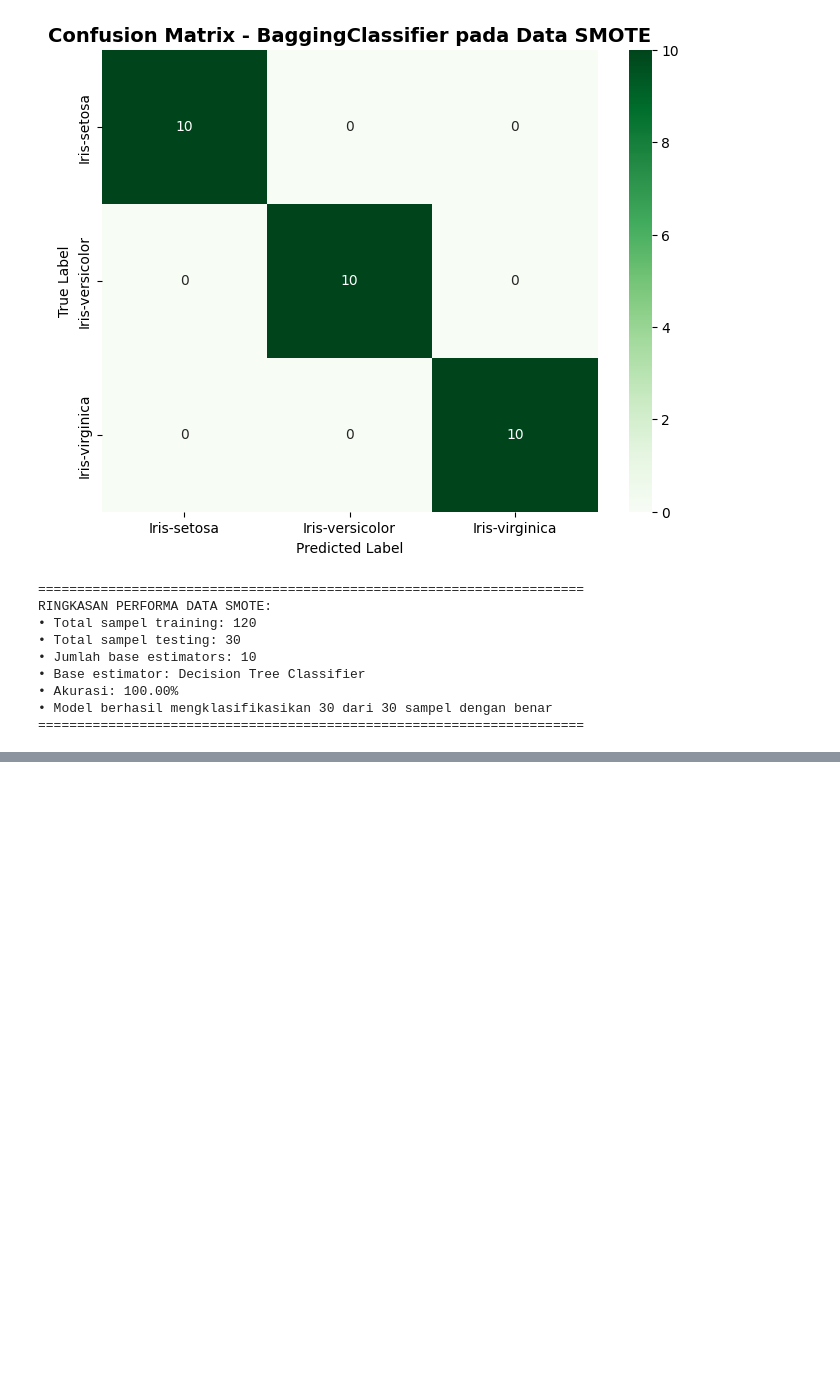
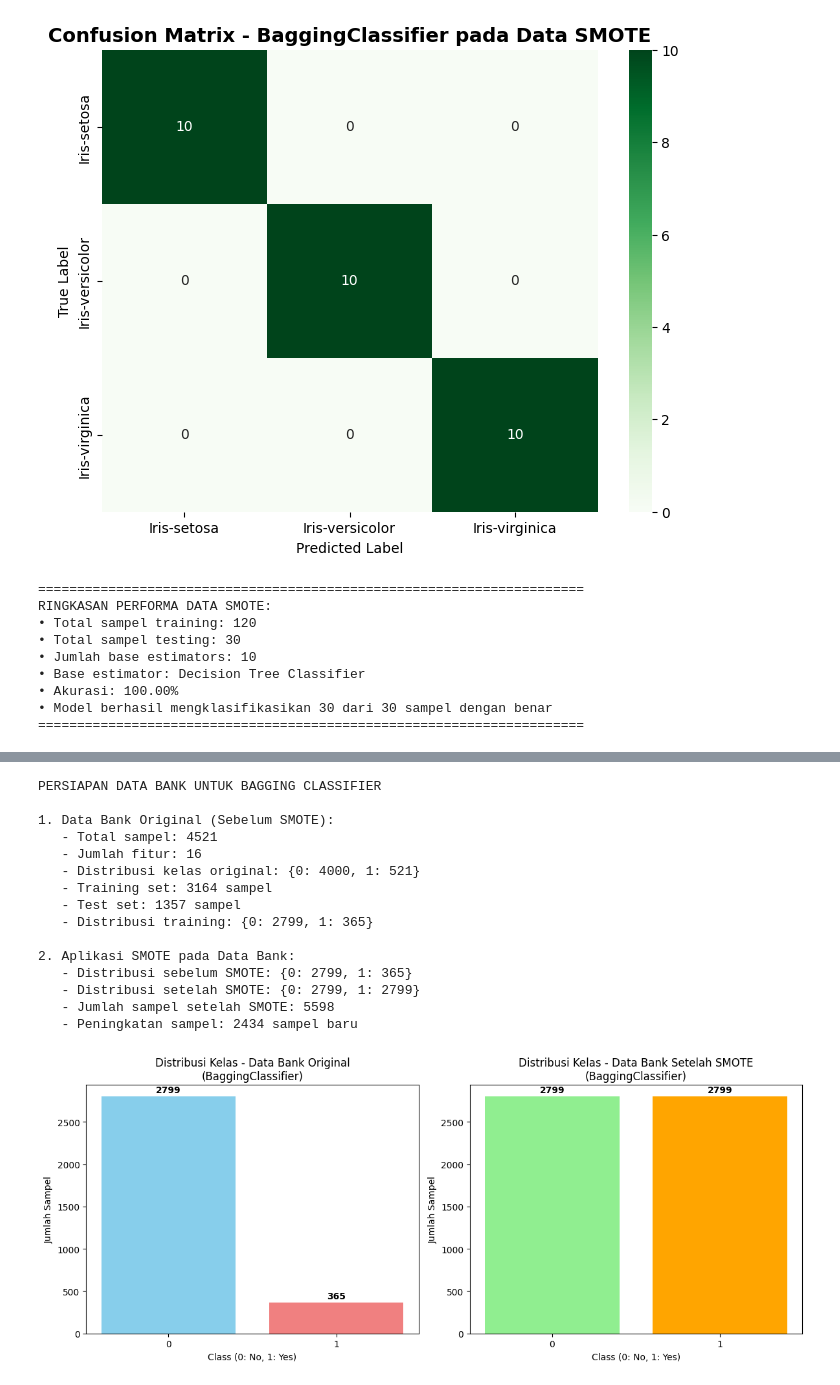
Before and after one commit to Imamgg/psd, a Jupyter notebook: psd/baggingClassifier.ipynb, the cells around one changed output, grey strips where cells are left out. Cells and saved outputs as stored; diff of their text form; code cells hidden in the pictures; blank space fills up the shorter version.

Commit message:
change dataset to Bank

```diff
--- a/psd/baggingClassifier.ipynb
+++ b/psd/baggingClassifier.ipynb
@@ -355,0 +468,71 @@ RINGKASAN PERFORMA DATA SMOTE:
+# %%
+print("PERSIAPAN DATA BANK UNTUK BAGGING CLASSIFIER")
+
+# Set random state untuk reproducibility
+RANDOM_STATE = 42
+
+# 1. Split data original (sebelum SMOTE)
+print("\n1. Data Bank Original (Sebelum SMOTE):")
+X_train_bank_orig, X_test_bank_orig, y_train_bank_orig, y_test_bank_orig = train_test_split(
+    X_bank, y_bank, test_size=0.3, random_state=RANDOM_STATE, stratify=y_bank
+)
+
+print(f"   - Total sampel: {len(X_bank)}")
+print(f"   - Jumlah fitur: {X_bank.shape[1]}")
+print(f"   - Distribusi kelas original: {dict(Counter(y_bank))}")
+print(f"   - Training set: {X_train_bank_orig.shape[0]} sampel")
+print(f"   - Test set: {X_test_bank_orig.shape[0]} sampel")
+print(f"   - Distribusi training: {dict(Counter(y_train_bank_orig))}")
+
+# 2. Aplikasi SMOTE pada training data (tidak perlu scaling untuk Decision Trees)
+print("\n2. Aplikasi SMOTE pada Data Bank:")
+smote_bank = SMOTE(random_state=RANDOM_STATE, k_neighbors=5)
+X_train_bank_smote, y_train_bank_smote = smote_bank.fit_resample(X_train_bank_orig, y_train_bank_orig)
+
+print(f"   - Distribusi sebelum SMOTE: {dict(Counter(y_train_bank_orig))}")
+print(f"   - Distribusi setelah SMOTE: {dict(Counter(y_train_bank_smote))}")
+print(f"   - Jumlah sampel setelah SMOTE: {len(X_train_bank_smote)}")
+print(f"   - Peningkatan sampel: {len(X_train_bank_smote) - len(X_train_bank_orig)} sampel baru")
+
+# 3. Visualisasi perbandingan distribusi
+fig, (ax1, ax2) = plt.subplots(1, 2, figsize=(12, 5))
+
+# Plot distribusi original
+original_counts = Counter(y_train_bank_orig)
+ax1.bar(original_counts.keys(), original_counts.values(), color=['skyblue', 'lightcoral'])
+ax1.set_title('Distribusi Kelas - Data Bank Original\n(BaggingClassifier)')
+ax1.set_xlabel('Class (0: No, 1: Yes)')
+ax1.set_ylabel('Jumlah Sampel')
+ax1.set_xticks([0, 1])
+for i, v in enumerate(original_counts.values()):
+    ax1.text(i, v + 50, str(v), ha='center', fontweight='bold')
+
+# Plot distribusi setelah SMOTE
+smote_counts = Counter(y_train_bank_smote)
+ax2.bar(smote_counts.keys(), smote_counts.values(), color=['lightgreen', 'orange'])
+ax2.set_title('Distribusi Kelas - Data Bank Setelah SMOTE\n(BaggingClassifier)')
+ax2.set_xlabel('Class (0: No, 1: Yes)')
+ax2.set_ylabel('Jumlah Sampel')
+ax2.set_xticks([0, 1])
+for i, v in enumerate(smote_counts.values()):
+    ax2.text(i, v + 50, str(v), ha='center', fontweight='bold')
+
+plt.tight_layout()
+plt.show()
+# %% [output]
+PERSIAPAN DATA BANK UNTUK BAGGING CLASSIFIER
+
+1. Data Bank Original (Sebelum SMOTE):
+   - Total sampel: 4521
+   - Jumlah fitur: 16
+   - Distribusi kelas original: {0: 4000, 1: 521}
+   - Training set: 3164 sampel
+   - Test set: 1357 sampel
+   - Distribusi training: {0: 2799, 1: 365}
+
+2. Aplikasi SMOTE pada Data Bank:
+   - Distribusi sebelum SMOTE: {0: 2799, 1: 365}
+   - Distribusi setelah SMOTE: {0: 2799, 1: 2799}
+   - Jumlah sampel setelah SMOTE: 5598
+   - Peningkatan sampel: 2434 sampel baru
+[figure, added]
```
Also changed, not shown: parts of 8 cells of this notebook, 3 other files.
